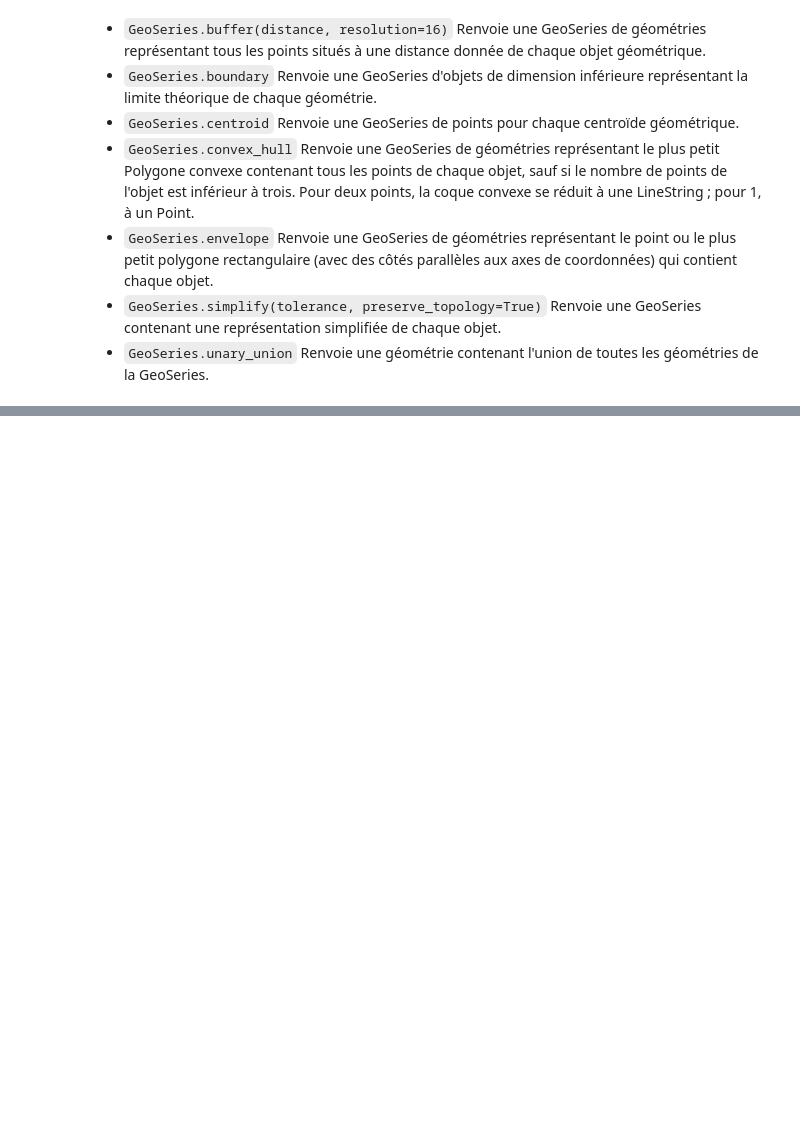
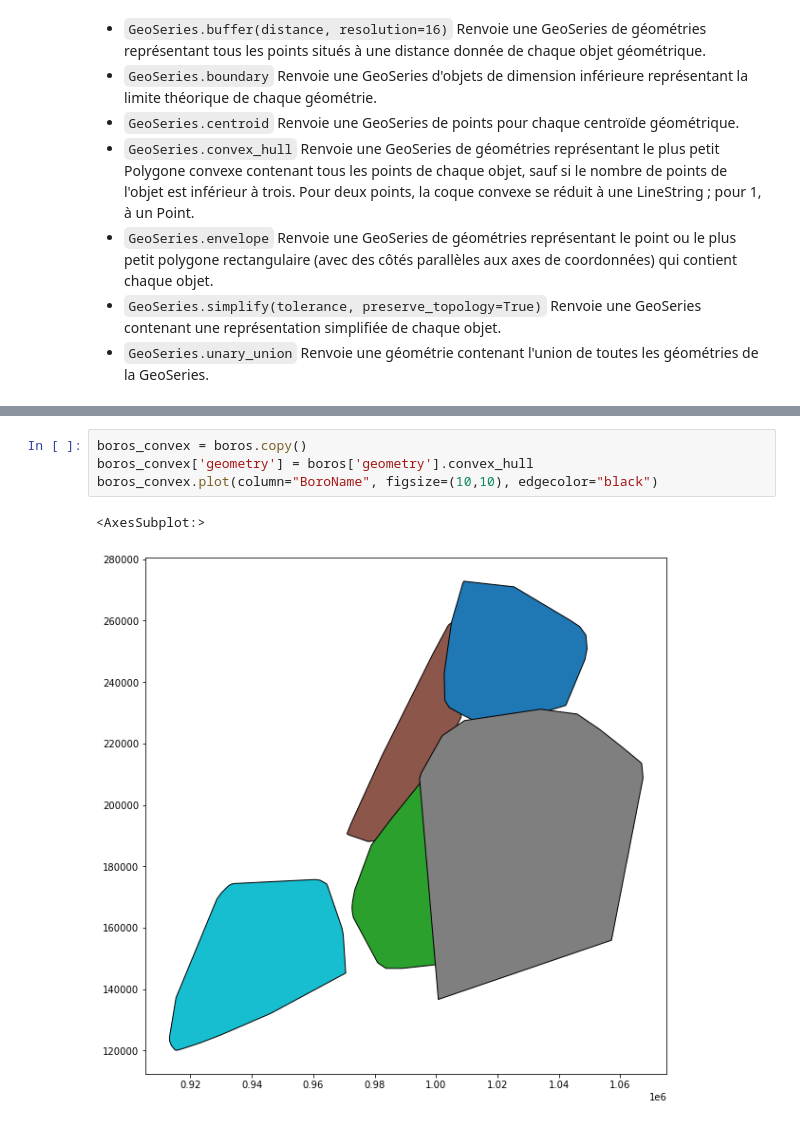
Before and after one commit to MohamedNennouche/Geopandas-tutorial, a Jupyter notebook: tutorial/7-geometric_manipulation.ipynb, the cells around one changed output, grey strips where cells are left out. Drawn from its saved outputs; the diff is of its cells as text; blank space fills up the shorter version.

```diff
--- a/tutorial/7-geometric_manipulation.ipynb
+++ b/tutorial/7-geometric_manipulation.ipynb
@@ -20,0 +55,7 @@ Renvoie une géométrie contenant l'union de toutes les géométries de la GeoSe
+# %%
+boros_convex = boros.copy()
+boros_convex['geometry'] = boros['geometry'].convex_hull
+boros_convex.plot(column="BoroName", figsize=(10,10), edgecolor="black")
+# %% [output]
+<AxesSubplot:>
+[figure, added]
```
Also changed, not shown: parts of 5 cells of this notebook, 2 other files.
